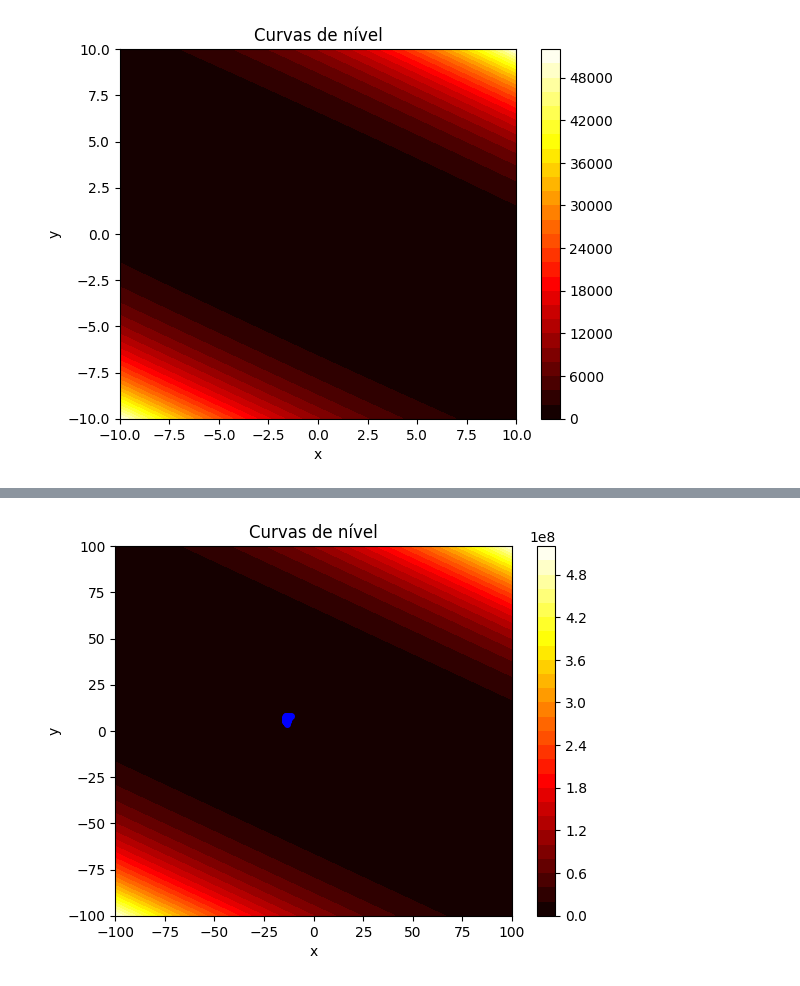
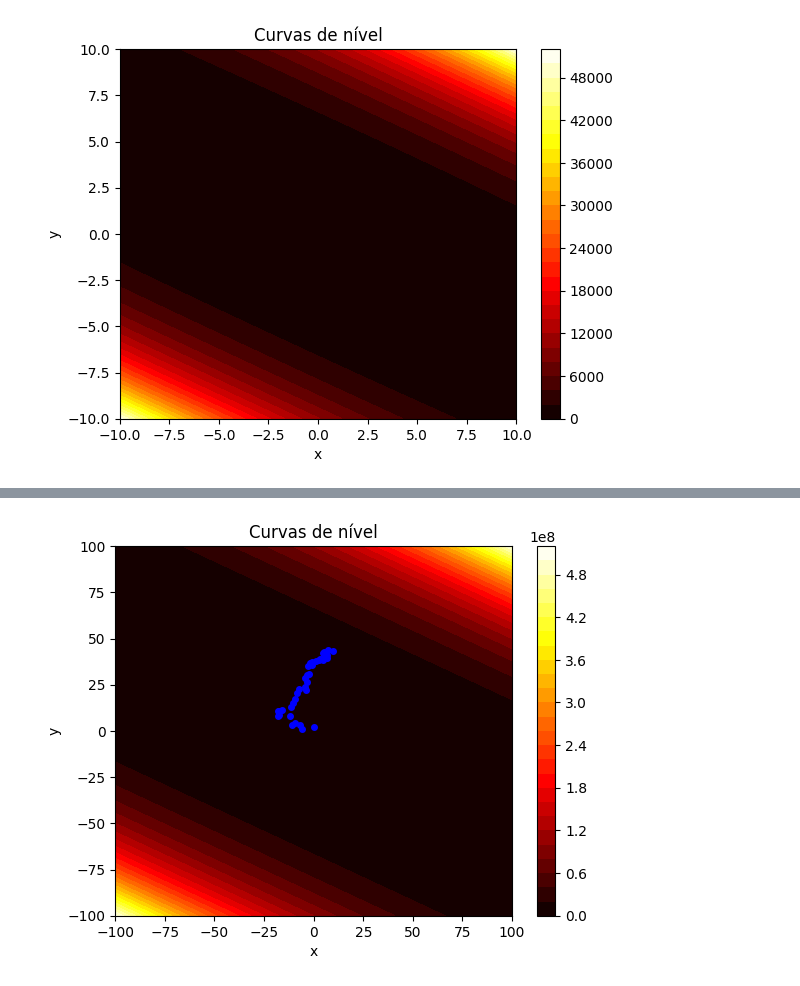
Before and after one commit to Patrick448/estudos-iniciacao-cientifica, a Jupyter notebook: teste.ipynb, the cells around one changed output, grey strips where cells are left out. Drawn from its saved outputs; the diff is of its cells as text; code cells hidden in the pictures.

```diff
--- a/teste.ipynb
+++ b/teste.ipynb
@@ -107,12 +107,13 @@ def zakharov_wrapper(x:list):
 alg = ESAlgorithm()
 #alg.set_evaluation_expression("- abs (sin(x)*cos(y)*exp(abs(1 - ((sqrt(x^2 +y^2))/PI))))")
 alg.set_evaluation_function(zakharov_wrapper)
-alg.set_num_dimensions(2)
-alg.set_variable_bounds_test(0, 100, True, -100, True)
-alg.set_variable_bounds_test(1, 100, True, -100, True)
-alg.set_dimension_mapping(['x', 'y'])
+alg.set_num_dimensions(10)
+alg.set_global_variable_bounds(100, True, -100, True)
+#alg.set_variable_bounds_test(0, 100, True, -100, True)
+#alg.set_variable_bounds_test(1, 100, True, -100, True)
+#alg.set_dimension_mapping(['x', 'y'])
 
-res = alg.populational_non_isotropic_ES_test( dimension_gen_interval=(-100, 100), sigma_var=0.5, iter=5, seed=0, num_parents=100, num_offspring=200)
+res = alg.one_plus_one_ES_test()#dimension_gen_interval=(-100, 100), sigma_var=0.5, iter=100, seed=0, num_parents=400, num_offspring=800)
 
 x_array = [i['dim'][0] for i in res]
 y_array = [i['dim'][1] for i in res]
@@ -157 +158 @@ plt.show()
-[figure, old version]
+[figure, new version]
```
Also changed, not shown: parts of 1 cell of this notebook, 1 other file.
